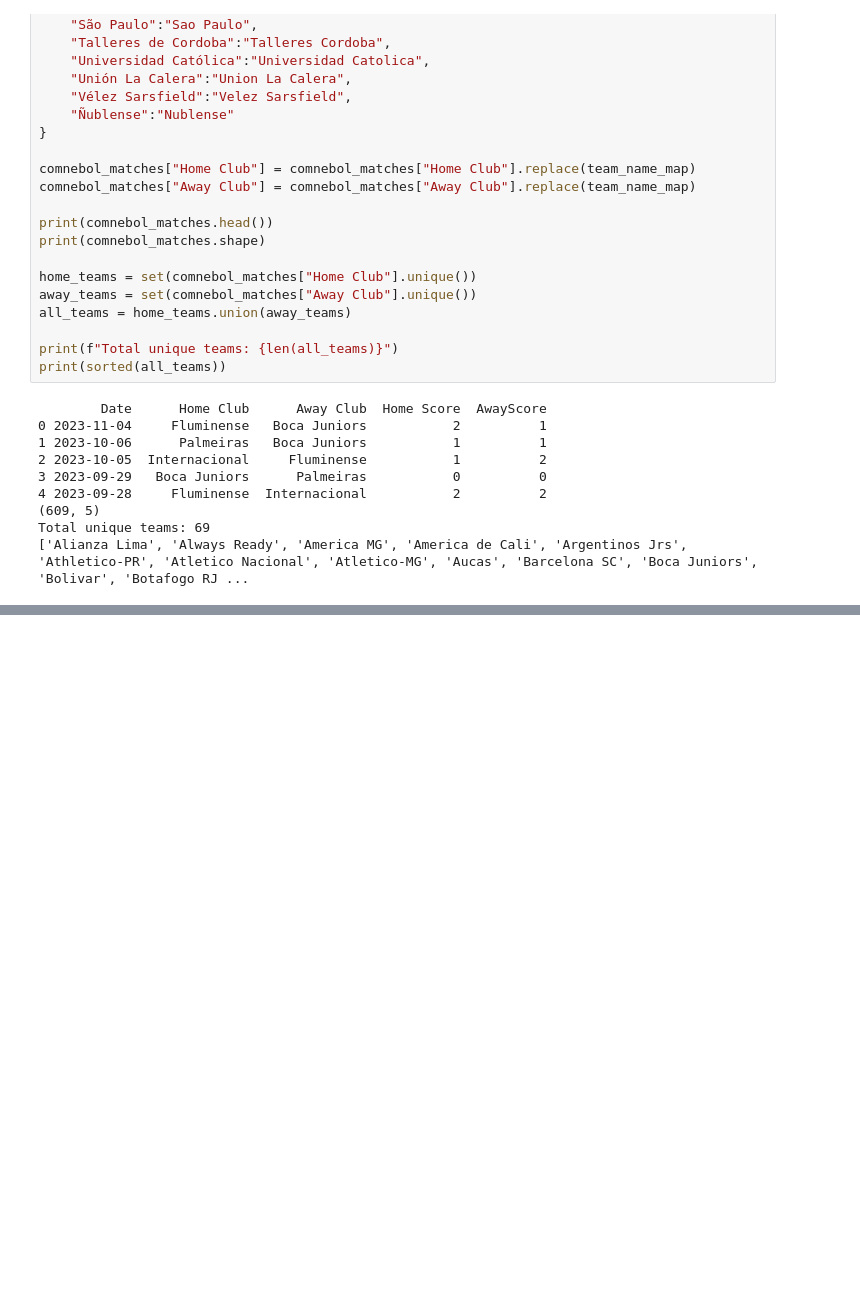
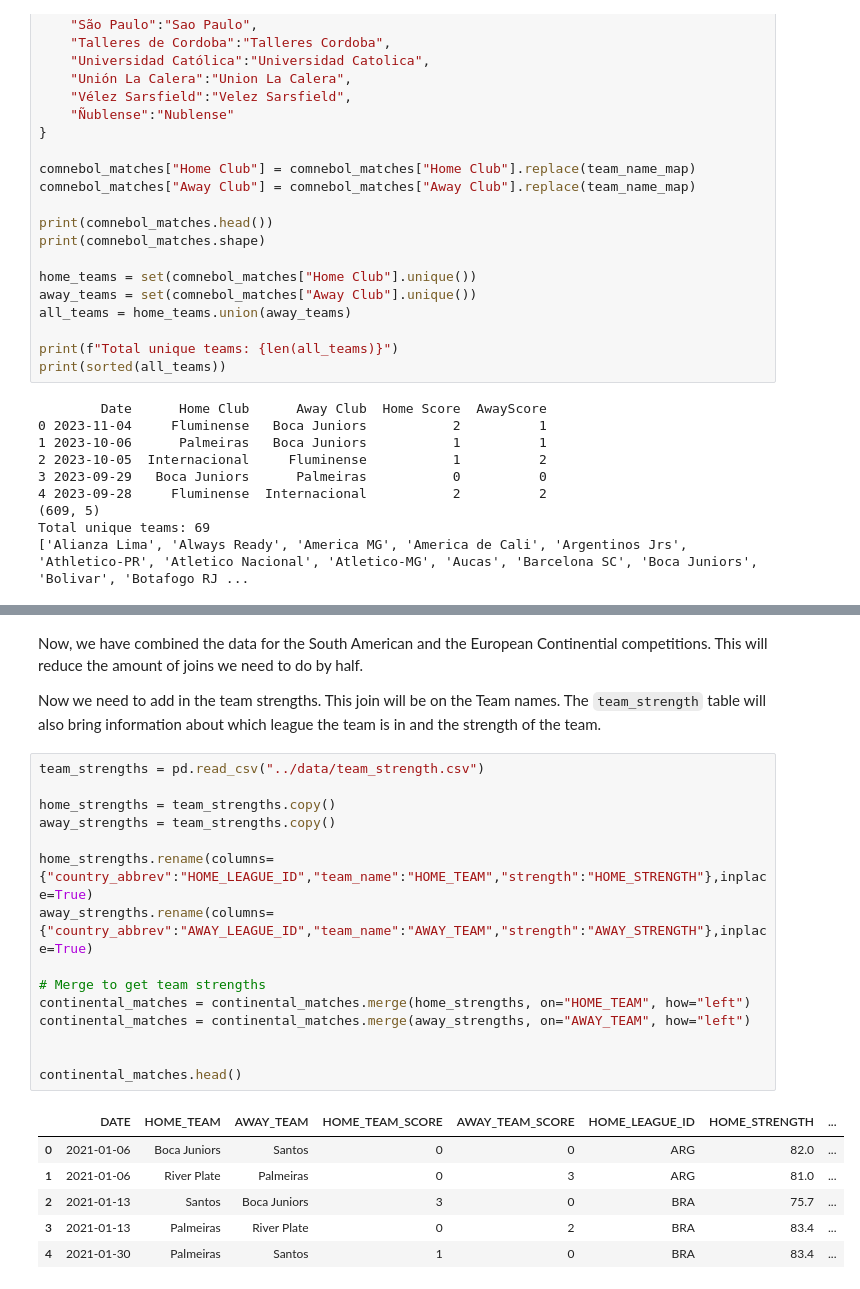
Before and after one commit to kushlalwani/CWCPredictions, a Jupyter notebook: notebooks/Exploratory_Data_Analysis.ipynb, the cells around one changed output, grey strips where cells are left out. Cells and saved outputs as stored; diff of their text form; blank space fills up the shorter version.

```diff
--- a/notebooks/Exploratory_Data_Analysis.ipynb
+++ b/notebooks/Exploratory_Data_Analysis.ipynb
@@ -297,0 +340,26 @@ Total unique teams: 69
+# %% [markdown]
+Now, we have combined the data for the South American and the European Continential competitions. This will reduce the amount of joins we need to do by half.
+
+Now we need to add in the team strengths. This join will be on the Team names. The `team_strength` table will also bring information about which league the team is in and the strength of the team.
+# %%
+team_strengths = pd.read_csv("../data/team_strength.csv")
+
+home_strengths = team_strengths.copy()
+away_strengths = team_strengths.copy()
+
+home_strengths.rename(columns={"country_abbrev":"HOME_LEAGUE_ID","team_name":"HOME_TEAM","strength":"HOME_STRENGTH"},inplace=True)
+away_strengths.rename(columns={"country_abbrev":"AWAY_LEAGUE_ID","team_name":"AWAY_TEAM","strength":"AWAY_STRENGTH"},inplace=True)
+
+# Merge to get team strengths
+continental_matches = continental_matches.merge(home_strengths, on="HOME_TEAM", how="left")
+continental_matches = continental_matches.merge(away_strengths, on="AWAY_TEAM", how="left")
+
+
+continental_matches.head()
+# %% [output]
+|  | DATE | HOME_TEAM | AWAY_TEAM | HOME_TEAM_SCORE | AWAY_TEAM_SCORE | HOME_LEAGUE_ID | HOME_STRENGTH | ... |
+| 0 | 2021-01-06 | Boca Juniors | Santos | 0 | 0 | ARG | 82.0 | ... |
+| 1 | 2021-01-06 | River Plate | Palmeiras | 0 | 3 | ARG | 81.0 | ... |
+| 2 | 2021-01-13 | Santos | Boca Juniors | 3 | 0 | BRA | 75.7 | ... |
+| 3 | 2021-01-13 | Palmeiras | River Plate | 0 | 2 | BRA | 83.4 | ... |
+| 4 | 2021-01-30 | Palmeiras | Santos | 1 | 0 | BRA | 83.4 | ... |
```
Also changed, not shown: parts of 9 cells of this notebook.
